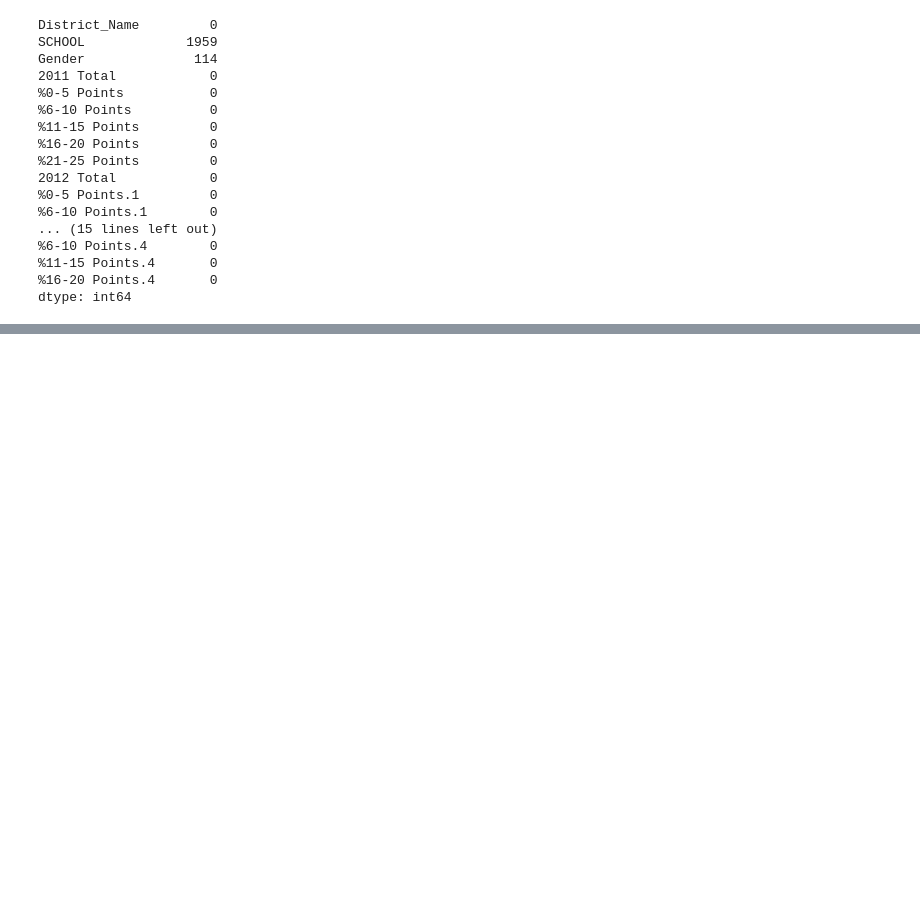
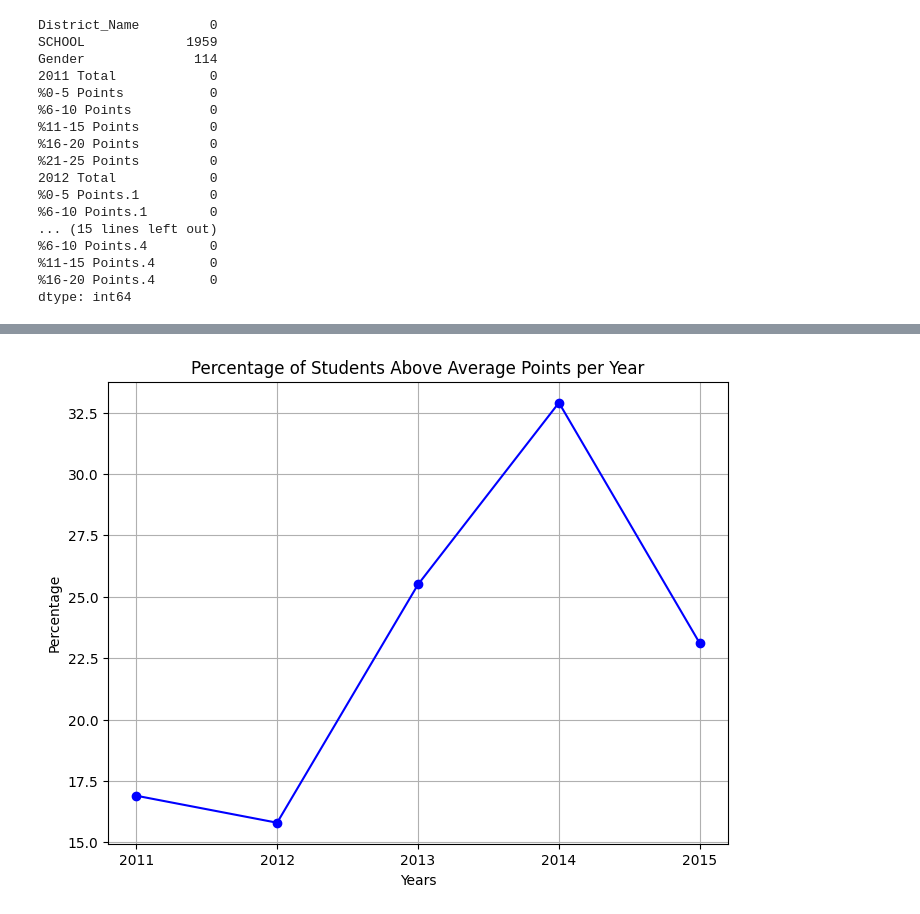
Before and after one commit to MickFrog/uace-analysis, a Jupyter notebook: uace_analysis.ipynb, the cells around one changed output, grey strips where cells are left out. Drawn from its saved outputs; the diff is of its cells as text; code cells hidden in the pictures; blank space fills up the shorter version.

```diff
--- a/uace_analysis.ipynb
+++ b/uace_analysis.ipynb
@@ -154,0 +244,23 @@ results_df = results_df[(results_df['Gender'] == 'MALE') | (results_df['Gender']
+# %%
+# From the observation above, we see that duplicate columns ie %0-5 Points, %6-10 Points, %11-15 Points, %16-20 Points, %21-25 Points
+# Have been appended with .1, .2, .3, .4 for the years after '2011 Total' which are 2012, 2013, 2014, 2015 respectively
+# Note also that after 2012, the points moved from 25 to 20
+
+aboveAverage_2011 = grandTotalEntry['%16-20 Points'] + grandTotalEntry['%21-25 Points']
+aboveAverage_2012 = grandTotalEntry['%16-20 Points.1'] + grandTotalEntry['%21-25 Points.1']
+aboveAverage_2013 = grandTotalEntry['%11-15 Points.2'] + grandTotalEntry['%16-20 Points.2']
+aboveAverage_2014 = grandTotalEntry['%11-15 Points.3'] + grandTotalEntry['%16-20 Points.3']
+aboveAverage_2015 = grandTotalEntry['%11-15 Points.4'] + grandTotalEntry['%16-20 Points.4']
+
+aboveAveragePerYear = [aboveAverage_2011, aboveAverage_2012, aboveAverage_2013, aboveAverage_2014, aboveAverage_2015]
+
+# Create a plot of Percentage of students above average per year
+plt.figure(figsize=(8, 6)).gca().xaxis.set_major_locator(MaxNLocator(integer=True))
+plt.plot(years, aboveAveragePerYear, marker='o', linestyle='-', color='b')
+plt.xlabel('Years')
+plt.ylabel('Percentage')
+plt.title('Percentage of Students Above Average Points per Year')
+plt.grid(True)
+plt.show()
+# %% [output]
+[figure, added]
```
Also changed, not shown: parts of 6 cells of this notebook.
